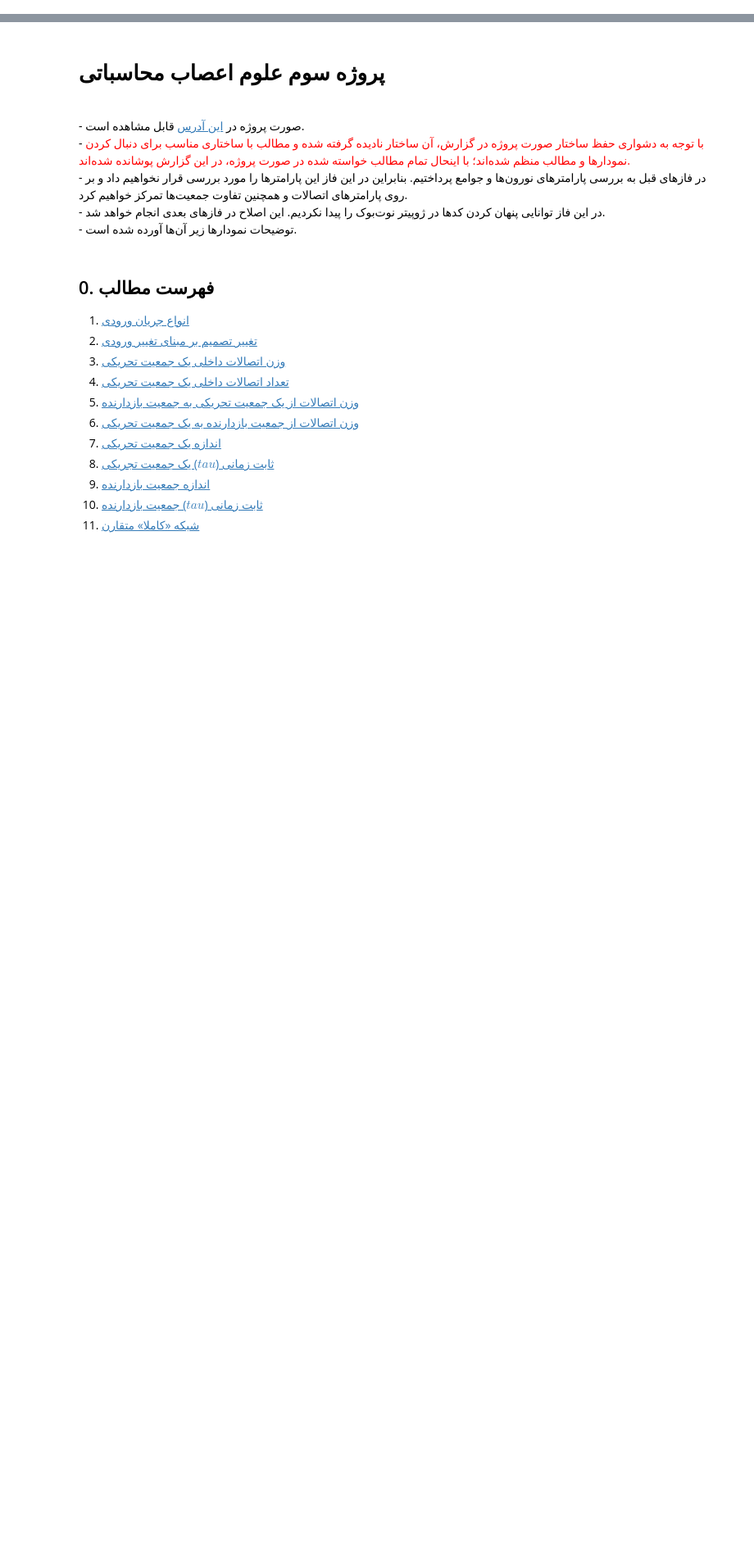
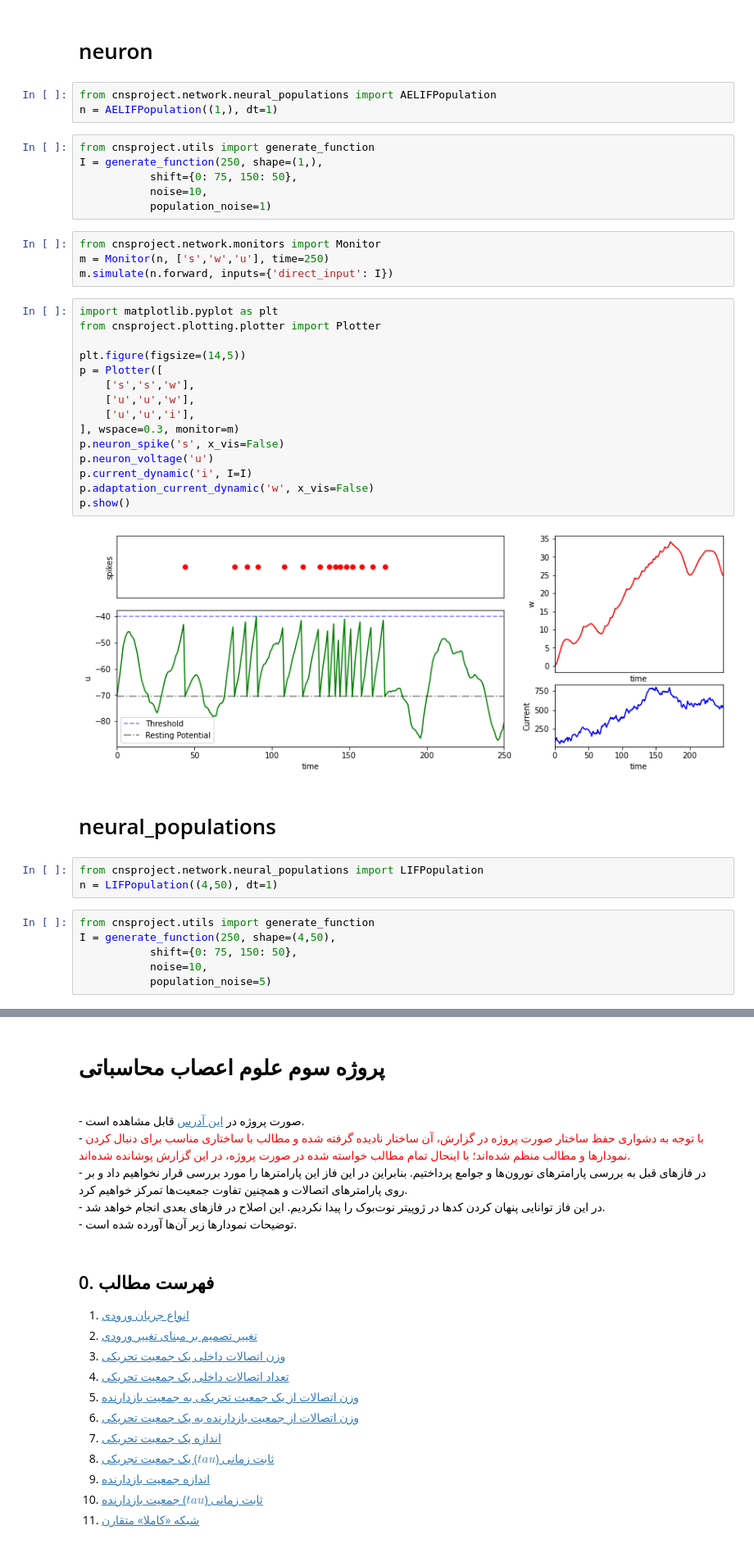
Before and after one commit to cnrl/Spiral, a Jupyter notebook: main.ipynb, the cells around one changed output, grey strips where cells are left out. Shown at 82% size. Saved outputs shown, nothing was run; the diff lists cells and outputs as text; blank space fills up the shorter version.

Commit message:
test of neural population + axon has been done

```diff
--- a/main.ipynb
+++ b/main.ipynb
@@ -0,0 +1,43 @@
+# %% [markdown]
+# neuron
+# %%
+from cnsproject.network.neural_populations import AELIFPopulation
+n = AELIFPopulation((1,), dt=1)
+# %%
+from cnsproject.utils import generate_function
+I = generate_function(250, shape=(1,),
+           shift={0: 75, 150: 50},
+           noise=10,
+           population_noise=1)
+# %%
+from cnsproject.network.monitors import Monitor
+m = Monitor(n, ['s','w','u'], time=250)
+m.simulate(n.forward, inputs={'direct_input': I})
+# %%
+import matplotlib.pyplot as plt
+from cnsproject.plotting.plotter import Plotter
+
+plt.figure(figsize=(14,5))
+p = Plotter([
+    ['s','s','w'],
+    ['u','u','w'],
+    ['u','u','i'],
+], wspace=0.3, monitor=m)
+p.neuron_spike('s', x_vis=False)
+p.neuron_voltage('u')
+p.current_dynamic('i', I=I)
+p.adaptation_current_dynamic('w', x_vis=False)
+p.show()
+# %% [output]
+[figure, added]
+# %% [markdown]
+# neural_populations
+# %%
+from cnsproject.network.neural_populations import LIFPopulation
+n = LIFPopulation((4,50), dt=1)
+# %%
+from cnsproject.utils import generate_function
+I = generate_function(250, shape=(4,50),
+           shift={0: 75, 150: 50},
+           noise=10,
+           population_noise=5)
```
Also changed, not shown: parts of 17 cells of this notebook, 9 other files.
